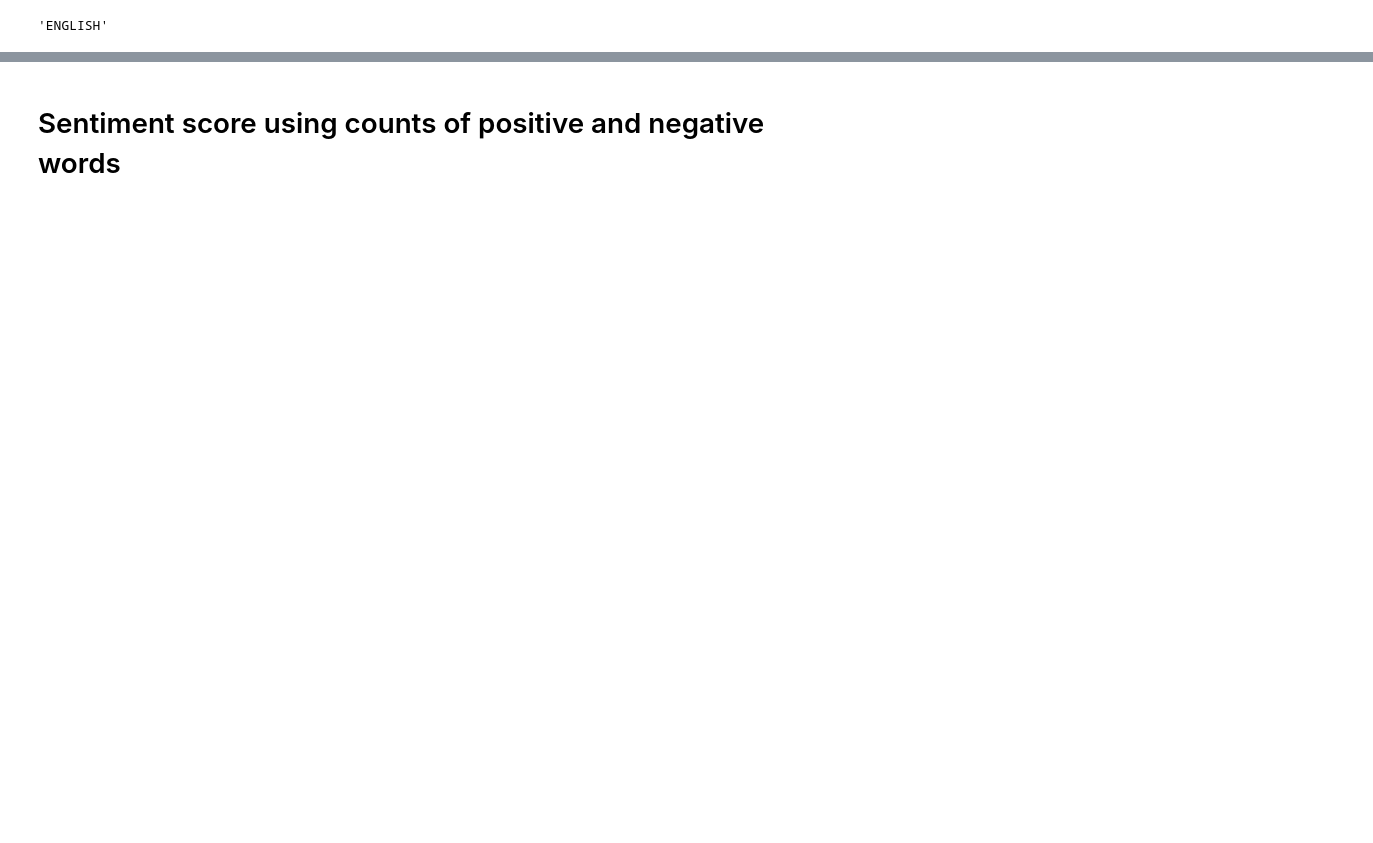
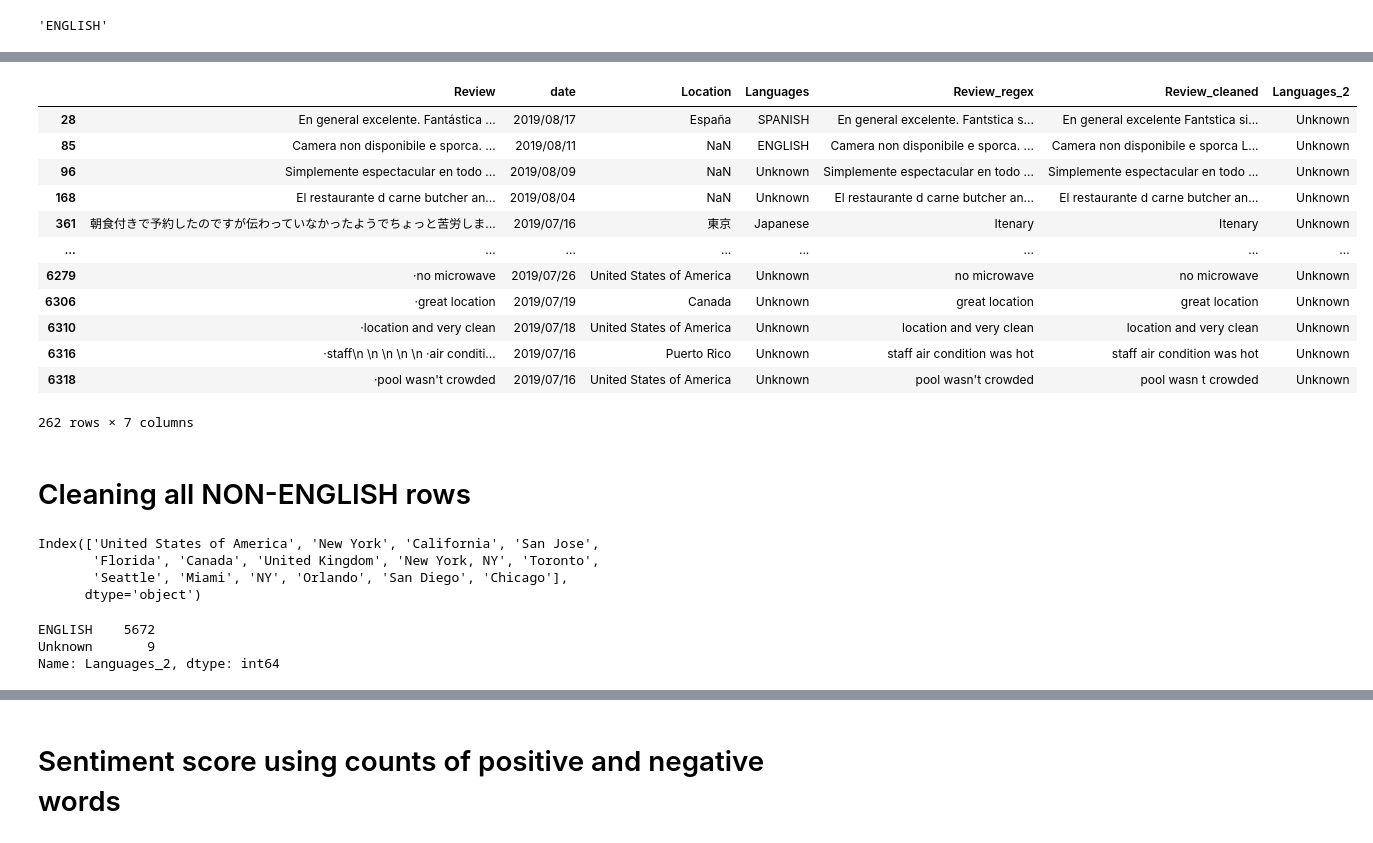
Before and after one commit to piyumaha12/Clootrack_assignment, a Jupyter notebook: exploration.ipynb, the cells around one changed output, grey strips where cells are left out. Saved outputs shown, nothing was run; the diff lists cells and outputs as text; code cells hidden in the pictures; blank space fills up the shorter version.

```diff
--- a/exploration.ipynb
+++ b/exploration.ipynb
@@ -340,0 +430,2 @@ data['Languages'].isnull().sum()
+# %%
+T = data.Review_cleaned[6306]
@@ -340,0 +436,2 @@ data['Languages'].isnull().sum()
+# %%
+_,_,_, detected_language = cld2.detect(T, returnVectors = True )
@@ -340,0 +442,30 @@ data['Languages'].isnull().sum()
+# %%
+def language_detection(strn):
+  _,_,_, detected_lang = cld2.detect(strn, returnVectors = True)
+  if len(detected_lang) > 1:
+    langs = []
+    for j,i in enumerate(detected_lang):
+      lang = i[2]
+      if lang != 'Unknown':
+        if len(langs) == 0:
+          langs.append(lang)
+        elif langs[-1] == lang:
+          pass
+        # print(langs[0])
+  else:
+    try:
+      langs = detected_lang[0][2]
+    except:
+      langs = None
+  return langs
+
+def language_detection_list_2_str(X):
+  if type(X) == str:
+    return X
+  elif type(X) == list and len(X) == 1:
+    return X[0]
+  elif type(X) == list and len(X)>1:
+    return X
+# %%
+data['Languages_2']=data.Review_cleaned.apply(language_detection)
+data['Languages_2'] = data.Languages_2.apply(language_detection_list_2_str )
@@ -340,0 +536,25 @@ data['Languages'].isnull().sum()
+# %%
+data[data.Languages_2 == 'Unknown']
+# %% [output]
+|  | Review | date | Location | Languages | Review_regex | Review_cleaned | Languages_2 |
+| 28 | En general excelente. Fantástica ... | 2019/08/17 | España | SPANISH | En general excelente. Fantstica s... | En general excelente Fantstica si... | Unknown |
+| 85 | Camera non disponibile e sporca. ... | 2019/08/11 | NaN | ENGLISH | Camera non disponibile e sporca. ... | Camera non disponibile e sporca L... | Unknown |
+| 96 | Simplemente espectacular en todo ... | 2019/08/09 | NaN | Unknown | Simplemente espectacular en todo ... | Simplemente espectacular en todo ... | Unknown |
+| 168 | El restaurante d carne butcher an... | 2019/08/04 | NaN | Unknown | El restaurante d carne butcher an... | El restaurante d carne butcher an... | Unknown |
+| 361 | 朝食付きで予約したのですが伝わっていなかったようでちょっと苦労しま... | 2019/07/16 | 東京 | Japanese | Itenary | Itenary | Unknown |
+| ... | ... | ... | ... | ... | ... | ... | ... |
+| 6279 | ·no microwave | 2019/07/26 | United States of America | Unknown | no microwave | no microwave | Unknown |
+| 6306 | ·great location | 2019/07/19 | Canada | Unknown | great location | great location | Unknown |
+| 6310 | ·location and very clean | 2019/07/18 | United States of America | Unknown | location and very clean | location and very clean | Unknown |
+| 6316 | ·staff\n \n \n \n \n ·air conditi... | 2019/07/16 | Puerto Rico | Unknown | staff air condition was hot | staff air condition was hot | Unknown |
+| 6318 | ·pool wasn't crowded | 2019/07/16 | United States of America | Unknown | pool wasn't crowded | pool wasn t crowded | Unknown |
+262 rows × 7 columns
+# %% [markdown]
+# Cleaning all NON-ENGLISH rows
+# %%
+data.Location.value_counts()[data.Location.value_counts() > 10].index
+# %% [output]
+Index(['United States of America', 'New York', 'California', 'San Jose',
+       'Florida', 'Canada', 'United Kingdom', 'New York, NY', 'Toronto',
+       'Seattle', 'Miami', 'NY', 'Orlando', 'San Diego', 'Chicago'],
+      dtype='object')
@@ -340,0 +567,6 @@ data['Languages'].isnull().sum()
+# %%
+data_2.Languages_2.value_counts()
+# %% [output]
+ENGLISH    5672
+Unknown       9
+Name: Languages_2, dtype: int64
```
Also changed, not shown: parts of 62 cells of this notebook.
